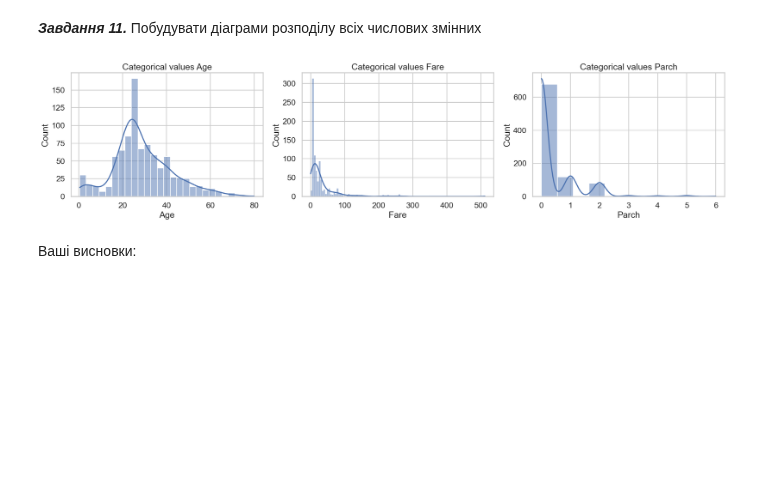
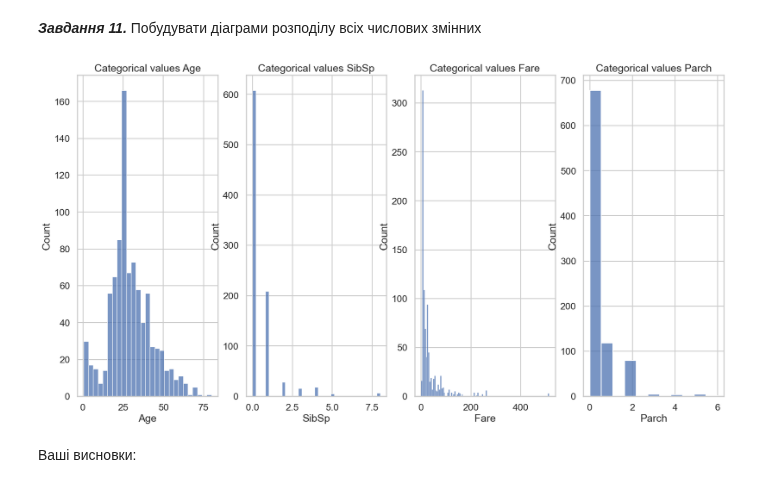
Before and after one commit to Prosik2205/OSHI, a Jupyter notebook: Task3_basic_ai_ad_prosimyak_oleksander.ipynb, the cells around one changed output. Cells and saved outputs as stored; diff of their text form; code cells hidden in the pictures; blank space fills up the shorter version.

```diff
--- a/Task3_basic_ai_ad_prosimyak_oleksander.ipynb
+++ b/Task3_basic_ai_ad_prosimyak_oleksander.ipynb
@@ -217,3 +219,8 @@ print(dataset[['Family_size', 'Alone']])
+# %%
+dataset = dataset.drop('PassengerId' , axis =1)
+dataset = dataset.drop('Name' , axis =1)
+dataset = dataset.drop('Ticket' , axis =1)
+dataset = dataset.drop('Cabin' , axis =1)
 # %% [markdown]
 Ваші висновки:
 # %% [markdown]
@@ -233,10 +240,10 @@ print(dataset[['Family_size', 'Alone']])
 1.   виділити категоріальні змінні
 2.   побудувати сітку графіків кількості спотрережень по кожній категорії
 # %%
-categotical = ['Survived','Pclass','Embarked']
-plt.figure(figsize=(20,5))
+categotical = ['Survived','Sex','Pclass','Embarked','Family_size','Alone','Fare_bin','Age_bin']
+plt.figure(figsize=(20,20))
 for i,var in enumerate(categotical,1):
-    plt.subplot(1,len(categotical),i)
+    plt.subplot(4,4,i)
     sns.countplot(x=var,data=dataset)
     plt.title(f'Categorical values {var}')
     plt.xlabel(var)
@@ -250,18 +257,17 @@ plt.show()
 # %% [markdown]
 ***Завдання 11.*** Побудувати діаграми розподілу всіх числових змінних
 # %%
-numbers = ['Age','Fare','Parch']
-plt.figure(figsize=(20,5))
+numbers = ['Age','SibSp','Fare','Parch']
+plt.figure(figsize=(20,10))
 for i,var in enumerate(numbers,1):
     plt.subplot(1,len(numbers),i)
-    sns.histplot(dataset[var], kde=True)
+    sns.histplot(dataset[var])
     plt.title(f'Categorical values {var}')
     plt.xlabel(var)
     plt.ylabel('Count')
-plt.tight_layout()
 plt.show()
 # %% [output]
-[figure, old version]
+[figure, new version]
 # %% [markdown]
 Ваші висновки:
 # %% [markdown]
```
Also changed, not shown: parts of 6 cells of this notebook.
